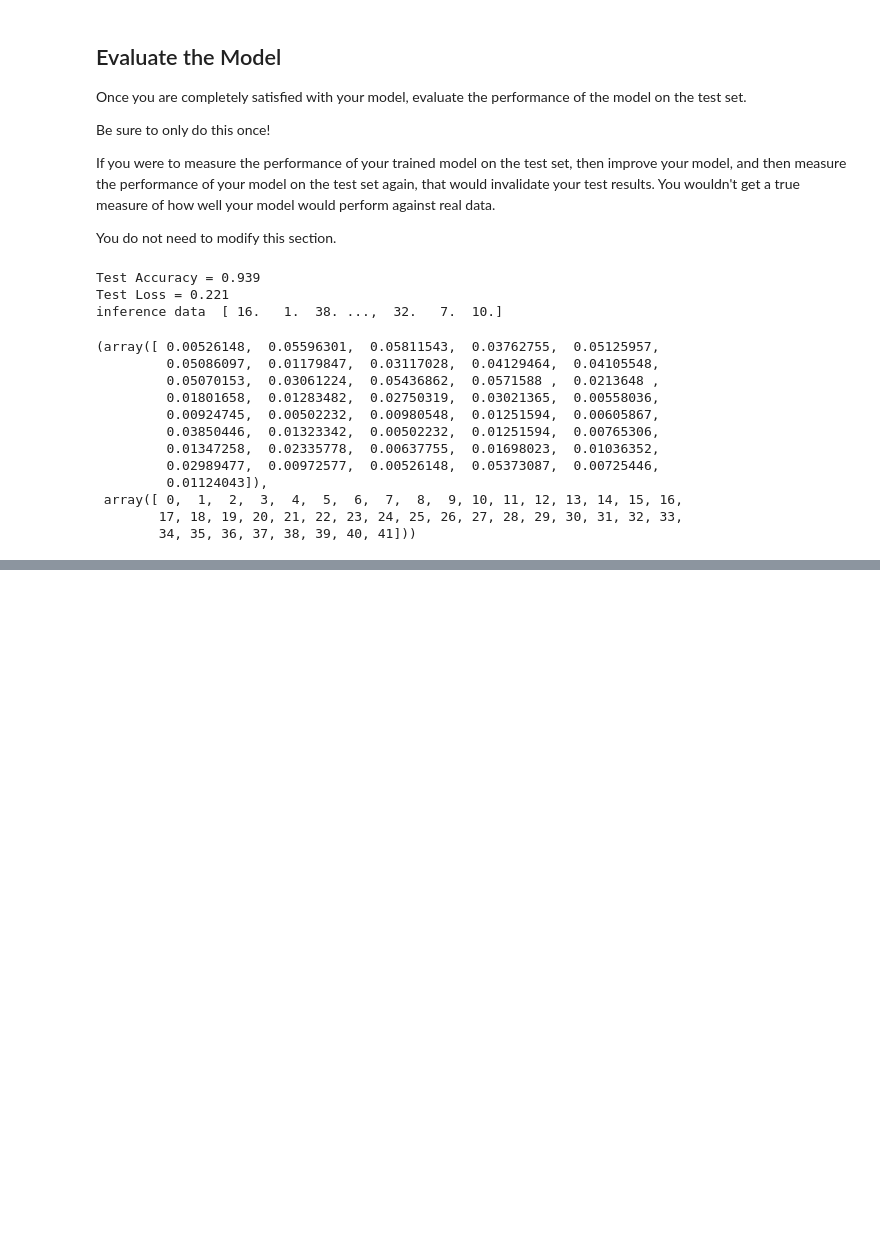
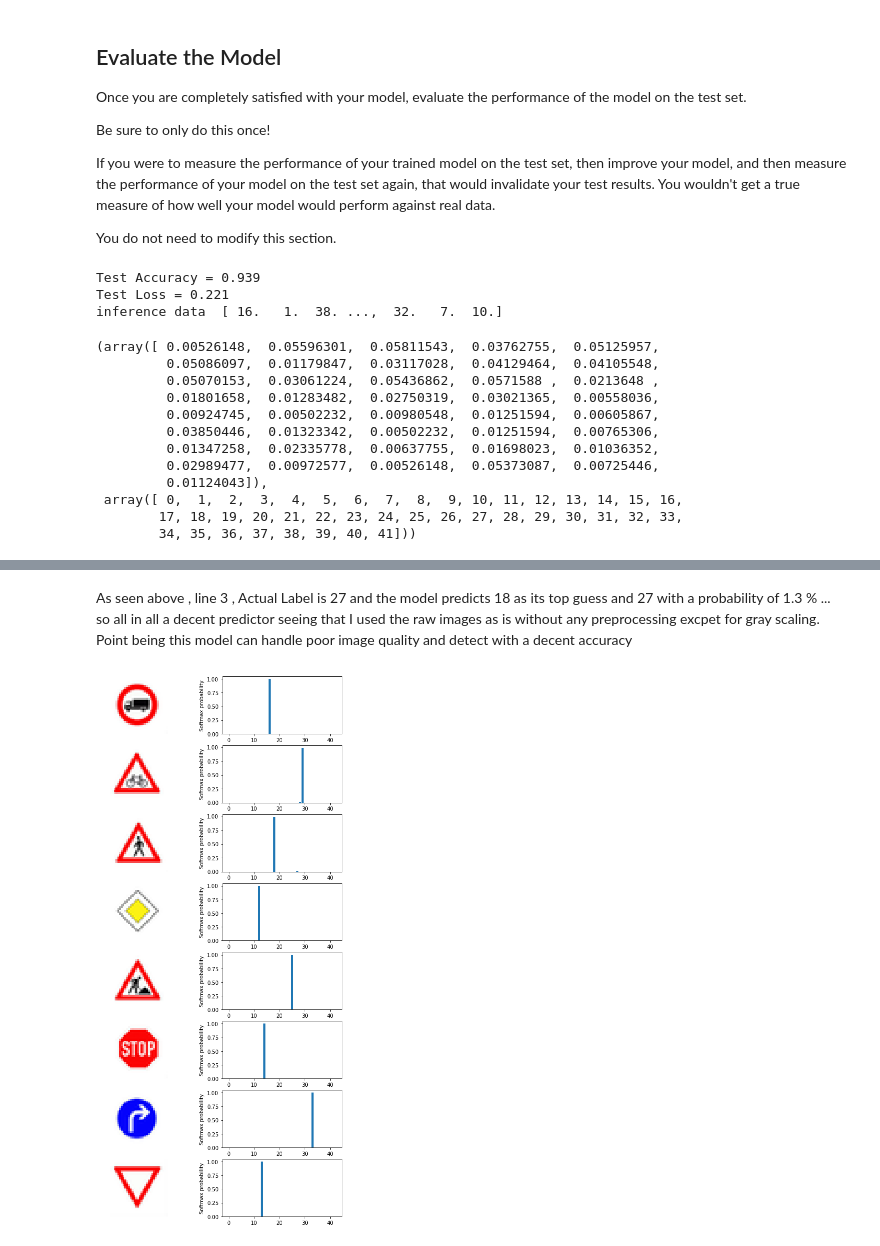
Before and after one commit to mg03/CarND-Traffic-Sign-Classifier-Project, a Jupyter notebook: maybeworks/LeNet-Lab-Solution.ipynb, the cells around one changed output, grey strips where cells are left out. Drawn from its saved outputs; the diff is of its cells as text; code cells hidden in the pictures; blank space fills up the shorter version.

```diff
--- a/maybeworks/LeNet-Lab-Solution.ipynb
+++ b/maybeworks/LeNet-Lab-Solution.ipynb
@@ -643,0 +667,7 @@ Inferred classes: [ 32.  32.  32.  32.  32.  32.  32.  32.]
+# %%
+outside_labels = [16, 29, 27, 12, 25, 14, 33, 13]
+indices = outside_top_k.indices
+values = outside_top_k.values
+
+for i in range(len(outside_labels)):
+    print(i+1, " Actual Label:",outside_labels[i], "TopGuess:-Label:",indices[i][0], "Prob%:",round(100*values[i][0]), "2ndGuess:-Label:",indices[i][1], "Prob%:",round(100*values[i][1],2), "3rdGuess:-Label:",indices[i][2], "Prob%:",round(100*values[i][2],2))
@@ -643,0 +683,26 @@ Inferred classes: [ 32.  32.  32.  32.  32.  32.  32.  32.]
+# %% [markdown]
+As seen above , line 3 , Actual Label is 27 and the model predicts 18 as its top guess and 27 with a probability of 1.3 % ... so all in all a decent predictor seeing that I used the raw images as is without any preprocessing excpet for gray scaling. Point being this model can handle poor image quality and detect with a decent accuracy
+# %%
+import tensorflow as tf
+%matplotlib inline
+import glob
+import matplotlib.image as mpimg
+import matplotlib.pyplot as plt
+import cv2
+import os
+import numpy as np
+
+n_classes = 43
+
+fig, axs = plt.subplots(8,2, figsize=(9, 19))
+axs = axs.ravel()
+
+for i in range(len(outside_softmax_logits)*2):
+    if i%2 == 0:
+        axs[i].axis('off')
+        axs[i].imshow(outside_images[i//2,:,:,:])
+    else:
+        axs[i].bar(np.arange(n_classes), outside_softmax_logits[(i-1)//2])
+        axs[i].set_ylabel('Softmax probability')
+# %% [output]
+[figure, added]
```
Also changed, not shown: parts of 20 cells of this notebook, 31 other files.
